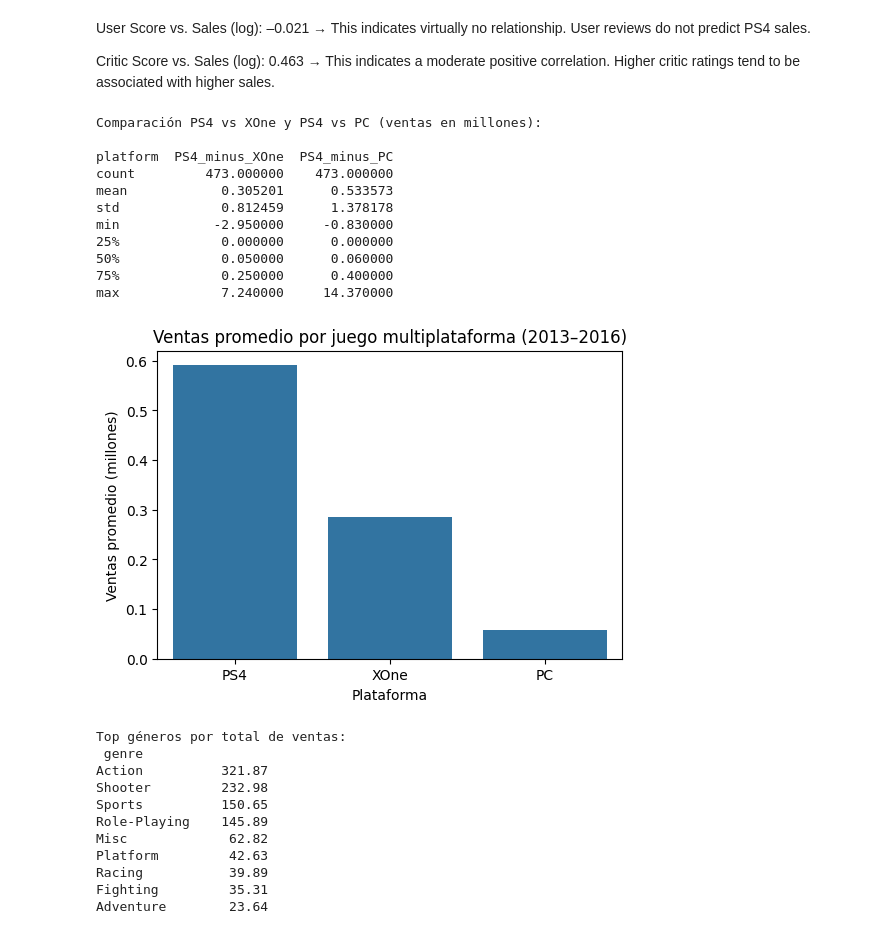
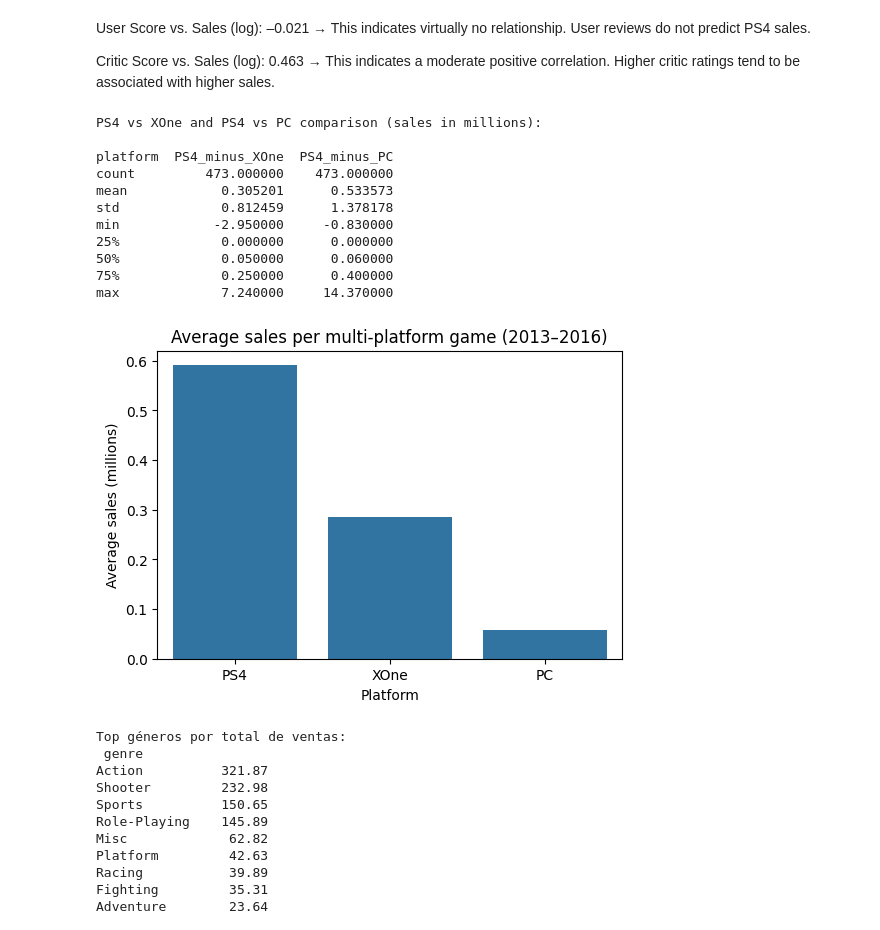
Before and after one commit to lgutierrezm1205-max/Video-Game-Sales-Analysis, a Jupyter notebook: video_game_sales_analysis.ipynb, the cells around one changed output. Drawn from its saved outputs; the diff is of its cells as text; code cells hidden in the pictures.

```diff
--- a/video_game_sales_analysis.ipynb
+++ b/video_game_sales_analysis.ipynb
@@ -228,55 +253,52 @@ User Score vs. Sales (log): –0.021 → This indicates virtually no relationshi
 
 Critic Score vs. Sales (log): 0.463 → This indicates a moderate positive correlation. Higher critic ratings tend to be associated with higher sales.
 # %%
-# Juegos multiplataforma 2013–2016 y cómo varían sus ventas
+# Multi-platform games (2013–2016) and how their sales vary
 
-# Punto 5: Comparación de juegos multiplataforma
-
-# 1. Identificar juegos que salieron en más de una plataforma
+# Step 1: Identify games released on more than one platform
 multi = (recent.groupby('name')['platform'].nunique()
          .rename('nplat')).reset_index()
 multi_names = multi.loc[multi['nplat'] > 1, 'name']
 
-# 2. Crear tabla con ventas por juego y plataforma
+# Step 2: Create a table of sales per game and platform
 cross = (recent[recent['name'].isin(multi_names)]
          .pivot_table(index='name', columns='platform', values='total_sales', aggfunc='sum')
          .fillna(0)
          .copy())
 
-# 3. Asegurar que las columnas no sean categóricas
+# Step 3: Ensure columns are not categorical
 cross.columns = cross.columns.astype(str)
 
-# 4. Calcular diferencias de ventas (ejemplos principales)
+# Step 4: Calculate sales differences (example comparisons)
 cross['PS4_minus_XOne'] = cross.get('PS4', 0) - cross.get('XOne', 0)
 cross['PS4_minus_PC']   = cross.get('PS4', 0) - cross.get('PC', 0)
 
-# 5. Resumen estadístico de las diferencias
-print("Comparación PS4 vs XOne y PS4 vs PC (ventas en millones):\n")
+# Step 5: Statistical summary of differences
+print("PS4 vs XOne and PS4 vs PC comparison (sales in millions):\n")
 print(cross[['PS4_minus_XOne', 'PS4_minus_PC']].describe())
 
-# 6. Visualización: barras comparando promedio de ventas por plataforma
-
+# Step 6: Visualization – average sales per platform
 avg_sales = cross[['PS4','XOne','PC']].mean().sort_values(ascending=False)
 
 plt.figure(figsize=(6,4))
 sns.barplot(x=avg_sales.index, y=avg_sales.values)
-plt.title("Ventas promedio por juego multiplataforma (2013–2016)")
-plt.ylabel("Ventas promedio (millones)")
-plt.xlabel("Plataforma")
+plt.title("Average sales per multi-platform game (2013–2016)")
+plt.ylabel("Average sales (millions)")
+plt.xlabel("Platform")
 plt.show()
 # %% [output]
-Comparación PS4 vs XOne y PS4 vs PC (ventas en millones):
+PS4 vs XOne and PS4 vs PC comparison (sales in millions):
 
 platform  PS4_minus_XOne  PS4_minus_PC
 count         473.000000    473.000000
 mean            0.305201      0.533573
 std             0.812459      1.378178
 min            -2.950000     -0.830000
 25%             0.000000      0.000000
 50%             0.050000      0.060000
 75%             0.250000      0.400000
 max             7.240000     14.370000
-[figure, old version]
+[figure, new version]
 # %%
 genre_counts = recent['genre'].value_counts()
 genre_sales  = (recent.groupby('genre')['total_sales'].sum()
```
Also changed, not shown: parts of 7 cells of this notebook.
